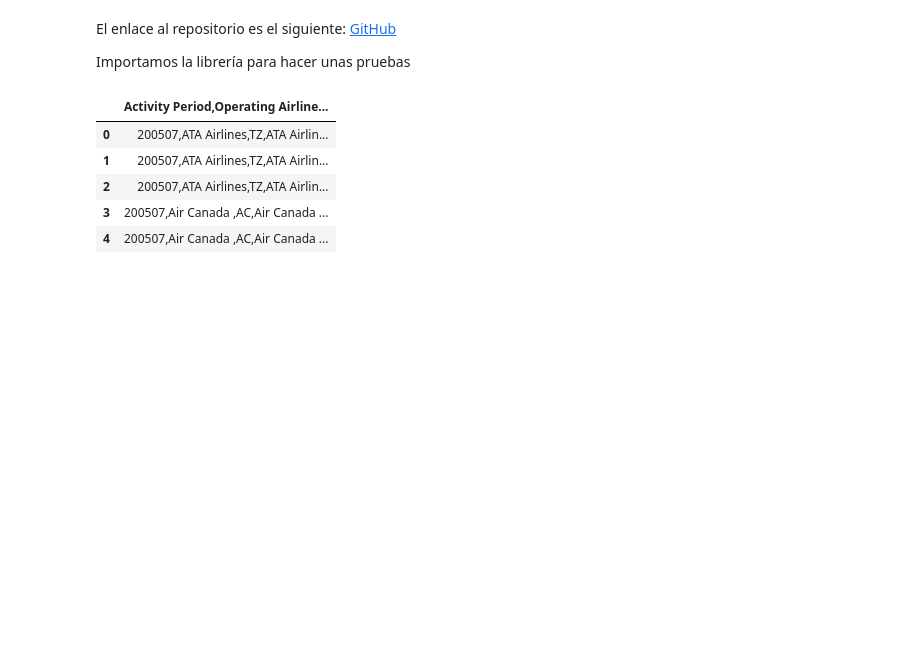
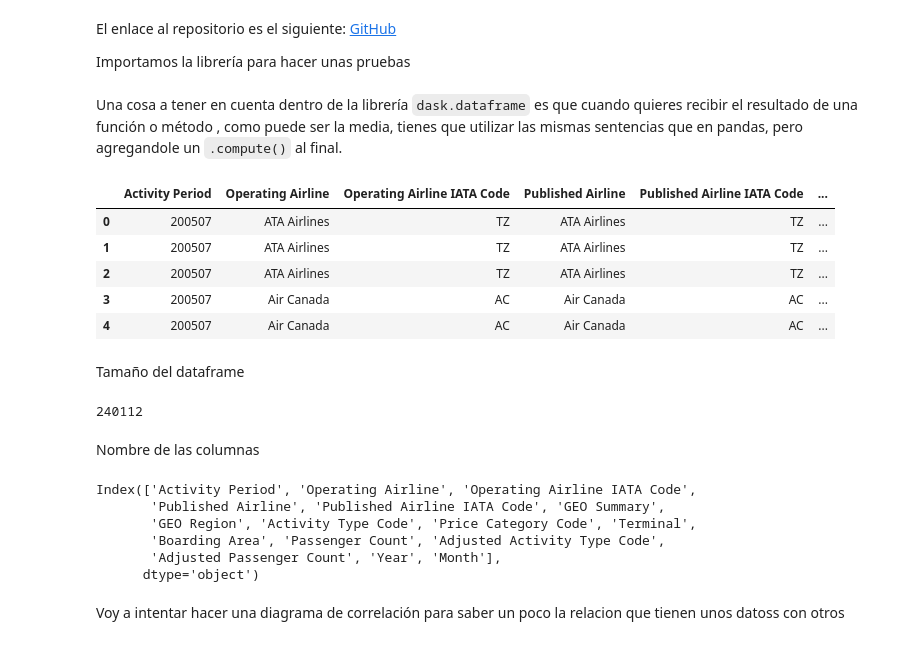
Before and after one commit to MiguelGG03/Final_Poject_PySpark, a Jupyter notebook: empiezo.ipynb, the cells around one changed output. Drawn from its saved outputs; the diff is of its cells as text; code cells hidden in the pictures; blank space fills up the shorter version.

Commit message:
Cosas rarillas, normal si no lo limpio :D

```diff
--- a/empiezo.ipynb
+++ b/empiezo.ipynb
@@ -10,10 +10,12 @@ from dask import dataframe as dd
+# %% [markdown]
+Una cosa a tener en cuenta dentro de la librería `dask.dataframe` es que cuando quieres recibir el resultado de una función o método , como puede ser la media, tienes que utilizar las mismas sentencias que en pandas, pero agregandole un `.compute()` al final.
 # %%
-df= dd.read_csv("air_traffic_data.csv", sep=";")
+df= dd.read_csv("air_traffic_data.csv", sep=",")
 df.head()
 # %% [output]
-|  | Activity Period,Operating Airline... |
-| 0 | 200507,ATA Airlines,TZ,ATA Airlin... |
-| 1 | 200507,ATA Airlines,TZ,ATA Airlin... |
-| 2 | 200507,ATA Airlines,TZ,ATA Airlin... |
-| 3 | 200507,Air Canada ,AC,Air Canada ... |
-| 4 | 200507,Air Canada ,AC,Air Canada ... |
+|  | Activity Period | Operating Airline | Operating Airline IATA Code | Published Airline | Published Airline IATA Code | ... |
+| 0 | 200507 | ATA Airlines | TZ | ATA Airlines | TZ | ... |
+| 1 | 200507 | ATA Airlines | TZ | ATA Airlines | TZ | ... |
+| 2 | 200507 | ATA Airlines | TZ | ATA Airlines | TZ | ... |
+| 3 | 200507 | Air Canada | AC | Air Canada | AC | ... |
+| 4 | 200507 | Air Canada | AC | Air Canada | AC | ... |
@@ -24,0 +22,19 @@ en Jupyter
+# %% [markdown]
+Tamaño del dataframe
+# %%
+df.size.compute()
+# %% [output]
+240112
+# %% [markdown]
+Nombre de las columnas
+# %%
+df.columns
+# %% [output]
+Index(['Activity Period', 'Operating Airline', 'Operating Airline IATA Code',
+       'Published Airline', 'Published Airline IATA Code', 'GEO Summary',
+       'GEO Region', 'Activity Type Code', 'Price Category Code', 'Terminal',
+       'Boarding Area', 'Passenger Count', 'Adjusted Activity Type Code',
+       'Adjusted Passenger Count', 'Year', 'Month'],
+      dtype='object')
+# %% [markdown]
+Voy a intentar hacer una diagrama de correlación para saber un poco la relacion que tienen unos datoss con otros
```
Also changed, not shown: parts of 8 cells of this notebook.
